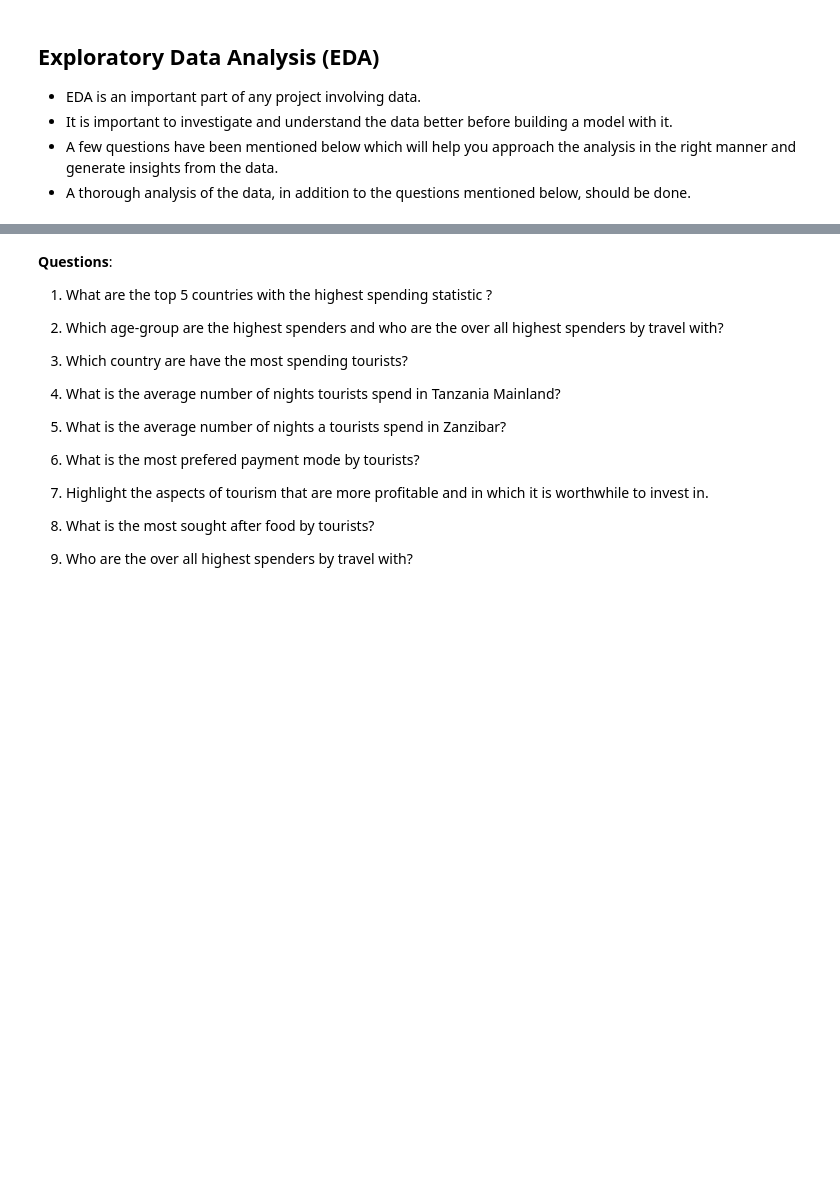
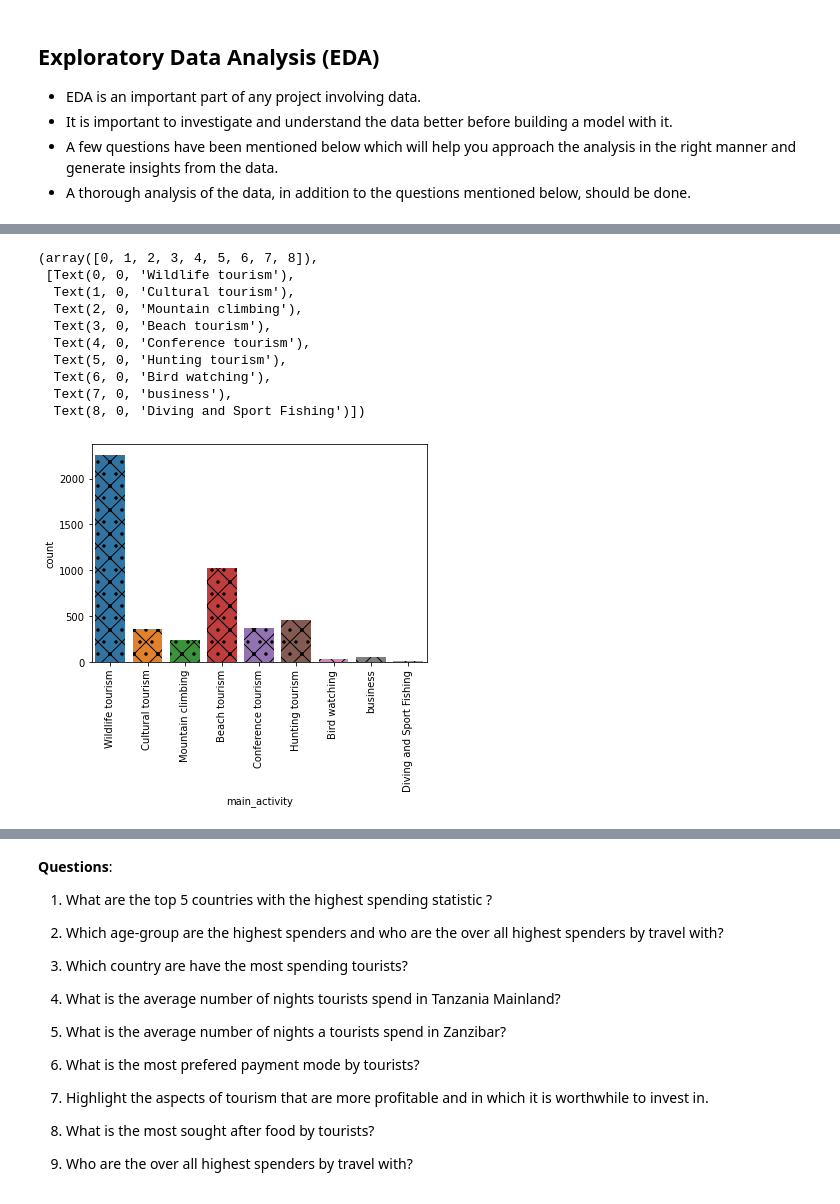
Before and after one commit to SuPaTeT/Code-Plateau-Group-2-Tanzania-Project, a Jupyter notebook: GROUP_2_PROJECT.ipynb, the cells around one changed output, grey strips where cells are left out. Saved outputs shown, nothing was run; the diff lists cells and outputs as text; code cells hidden in the pictures; blank space fills up the shorter version.

```diff
--- a/GROUP_2_PROJECT.ipynb
+++ b/GROUP_2_PROJECT.ipynb
@@ -149,0 +157,15 @@ dtype: int64
+# %%
+sns.countplot(data=tz_train, x='main_activity',hatch=".x" )
+plt.xticks(rotation= 90)
+# %% [output]
+(array([0, 1, 2, 3, 4, 5, 6, 7, 8]),
+ [Text(0, 0, 'Wildlife tourism'),
+  Text(1, 0, 'Cultural tourism'),
+  Text(2, 0, 'Mountain climbing'),
+  Text(3, 0, 'Beach tourism'),
+  Text(4, 0, 'Conference tourism'),
+  Text(5, 0, 'Hunting tourism'),
+  Text(6, 0, 'Bird watching'),
+  Text(7, 0, 'business'),
+  Text(8, 0, 'Diving and Sport Fishing')])
+[figure, added]
```
Also changed, not shown: parts of 36 cells of this notebook.
